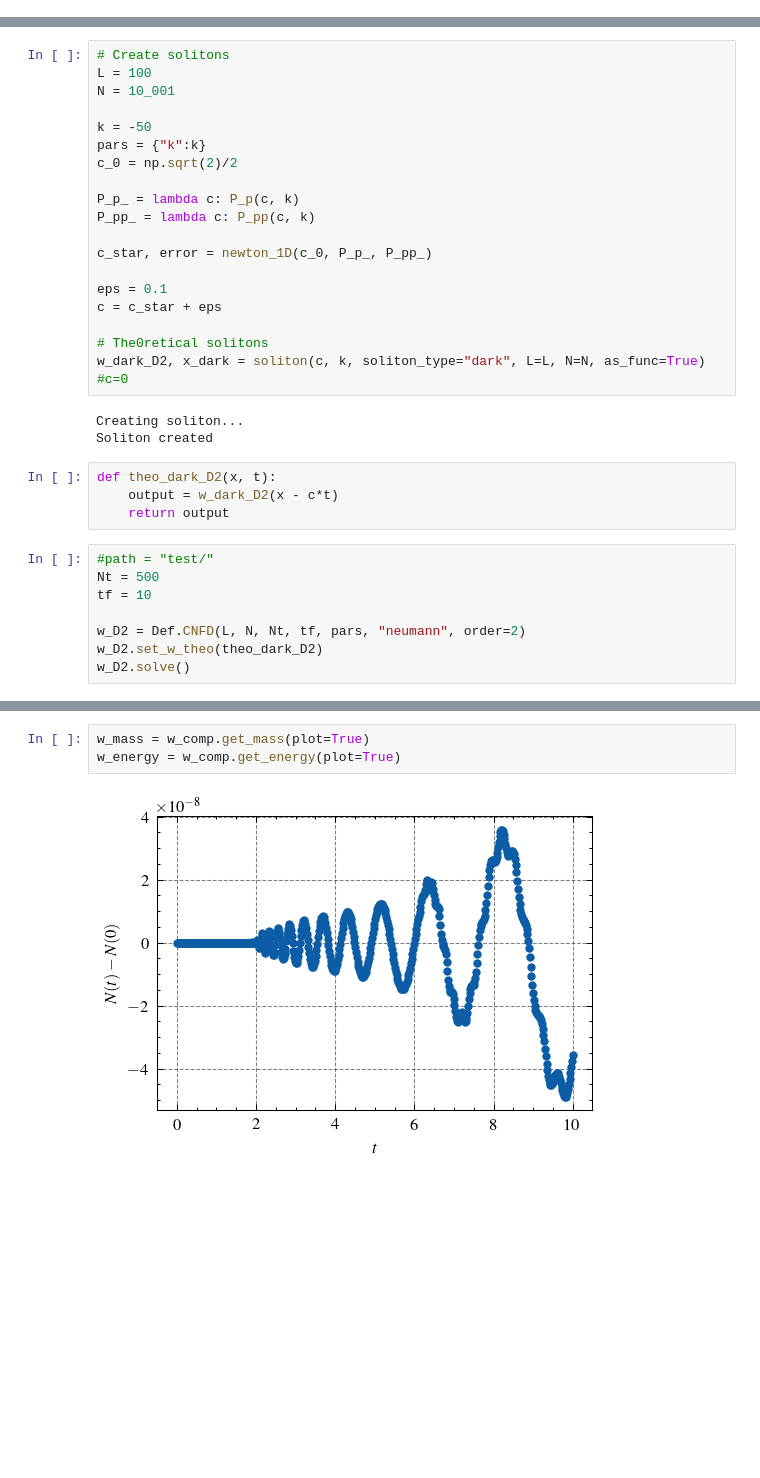
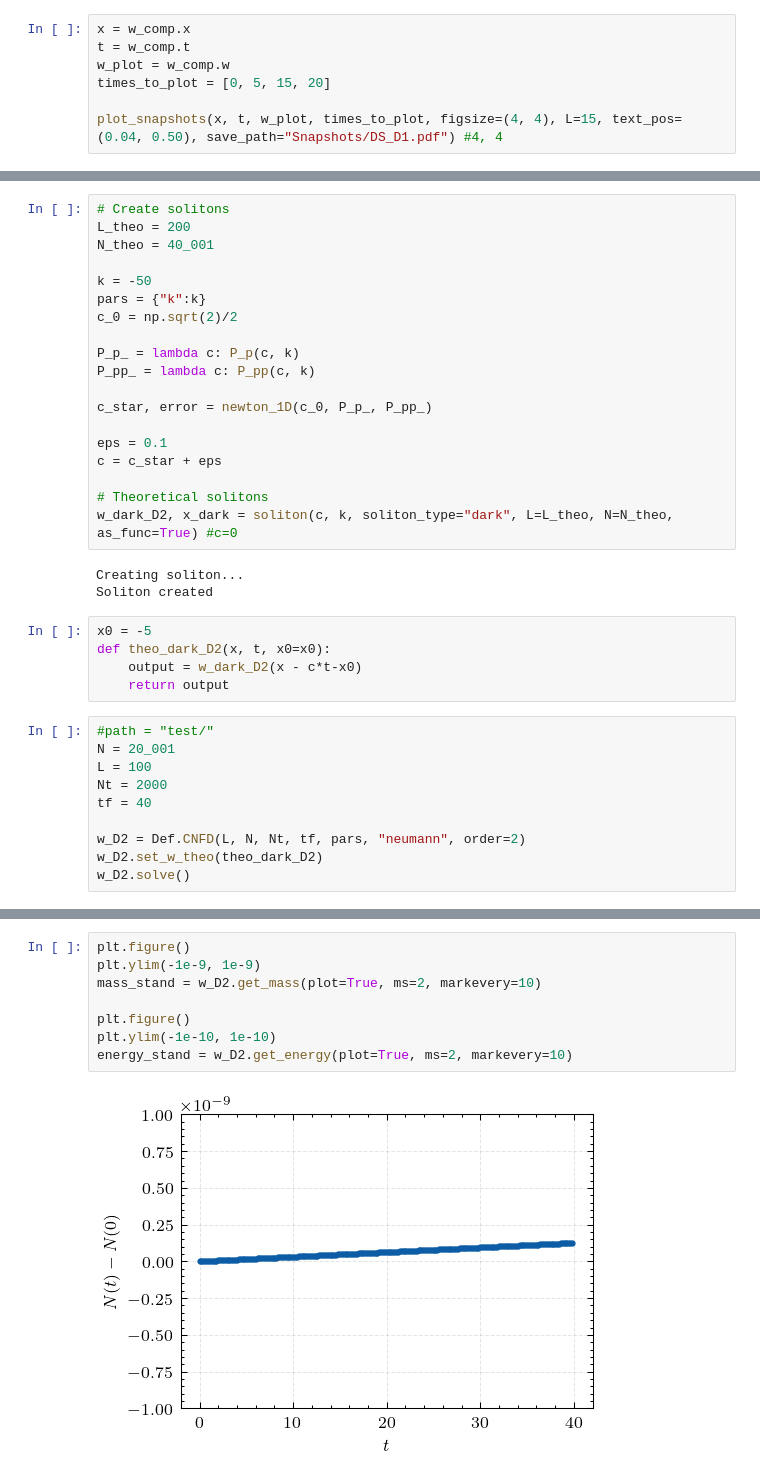
Before and after one commit to ElTapia/Quasilinear-GP, a Jupyter notebook: Tests and Results/QGP/Dark_soliton/Dark_solitons.ipynb, the cells around one changed output, grey strips where cells are left out. Drawn from its saved outputs; the diff is of its cells as text; blank space fills up the shorter version.

```diff
--- a/Tests and Results/QGP/Dark_soliton/Dark_solitons.ipynb
+++ b/Tests and Results/QGP/Dark_soliton/Dark_solitons.ipynb
@@ -76,0 +76,7 @@ w_energy = w_comp.get_energy(plot=True)
+# %%
+x = w_comp.x
+t = w_comp.t
+w_plot = w_comp.w
+times_to_plot = [0, 5, 15, 20]
+
+plot_snapshots(x, t, w_plot, times_to_plot, figsize=(4, 4), L=15, text_pos=(0.04, 0.50), save_path="Snapshots/DS_D1.pdf") #4, 4
@@ -79,7 +206,7 @@ w_energy = w_comp.get_energy(plot=True)
 # %%
 # Create solitons
-L = 100
-N = 10_001
+L_theo = 200
+N_theo = 40_001
 
 k = -50
 pars = {"k":k}
@@ -93,19 +220,22 @@ c_star, error = newton_1D(c_0, P_p_, P_pp_)
 eps = 0.1
 c = c_star + eps
 
-# The0retical solitons
-w_dark_D2, x_dark = soliton(c, k, soliton_type="dark", L=L, N=N, as_func=True) #c=0
+# Theoretical solitons
+w_dark_D2, x_dark = soliton(c, k, soliton_type="dark", L=L_theo, N=N_theo, as_func=True) #c=0
 # %% [output]
 Creating soliton...
 Soliton created
 # %%
-def theo_dark_D2(x, t):
-    output = w_dark_D2(x - c*t)
+x0 = -5
+def theo_dark_D2(x, t, x0=x0):
+    output = w_dark_D2(x - c*t-x0)
     return output
 # %%
 #path = "test/"
-Nt = 500
-tf = 10
+N = 20_001
+L = 100
+Nt = 2000
+tf = 40
 
 w_D2 = Def.CNFD(L, N, Nt, tf, pars, "neumann", order=2)
 w_D2.set_w_theo(theo_dark_D2)
@@ -138,5 +261,10 @@ MovieWriter ffmpeg unavailable; using Pillow instead.
 # %%
-w_mass = w_comp.get_mass(plot=True)
-w_energy = w_comp.get_energy(plot=True)
+plt.figure()
+plt.ylim(-1e-9, 1e-9)
+mass_stand = w_D2.get_mass(plot=True, ms=2, markevery=10)
+
+plt.figure()
+plt.ylim(-1e-10, 1e-10)
+energy_stand = w_D2.get_energy(plot=True, ms=2, markevery=10)
 # %% [output]
-[figure, old version]
+[figure, new version]
```
Also changed, not shown: parts of 24 cells of this notebook, 7 other files.
